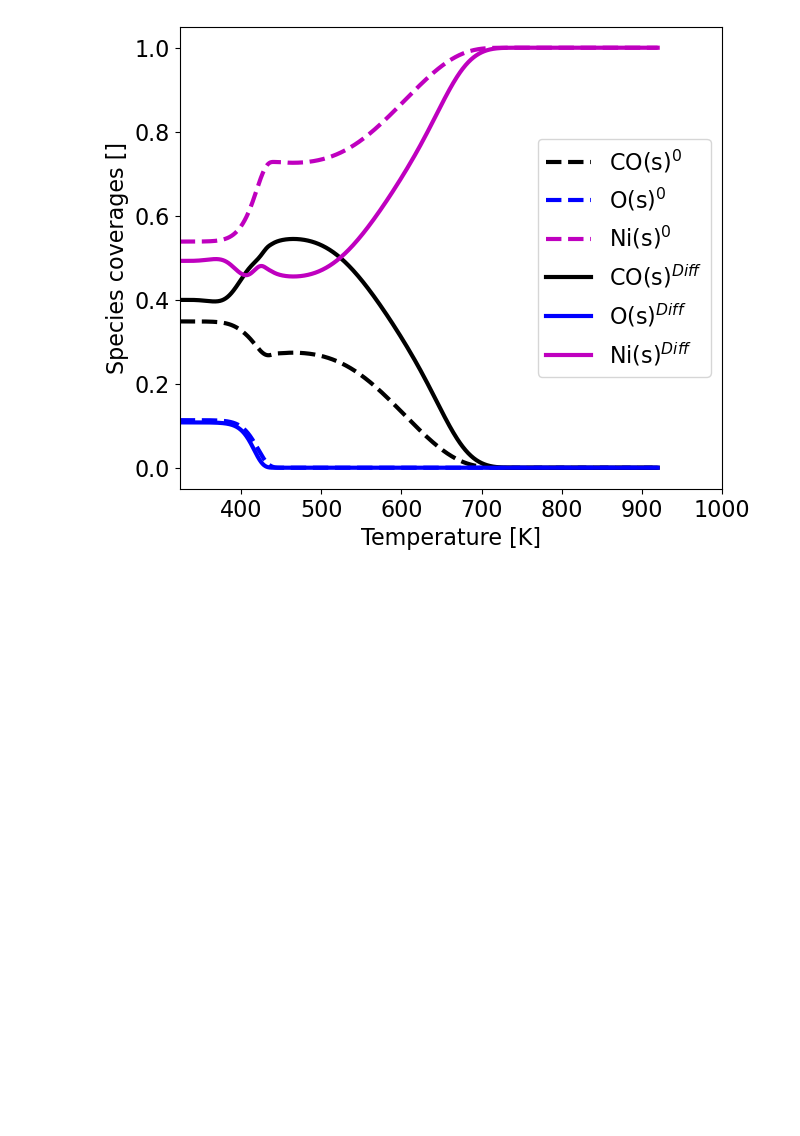
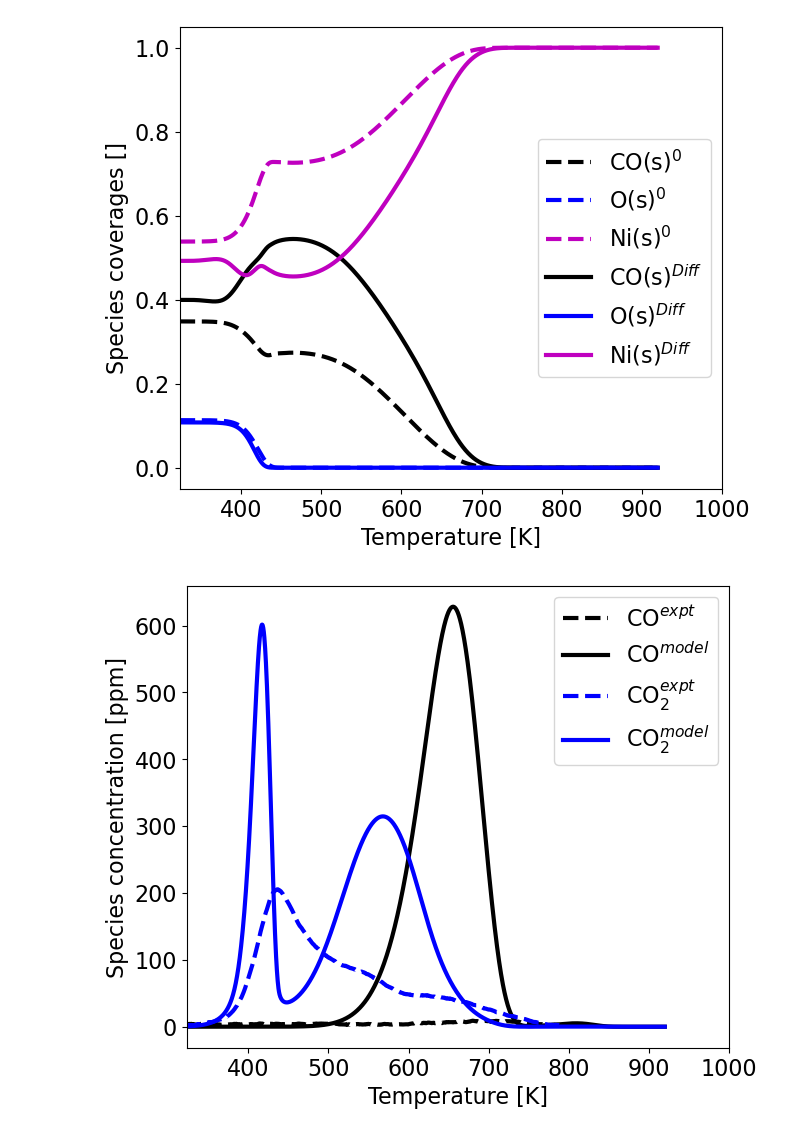
Before and after one commit to gkogekar/multifacet, a Jupyter notebook: surfaceDiffusion/TPD_CO2_allFacets.ipynb, the cells around one changed output. Saved outputs shown, nothing was run; the diff lists cells and outputs as text; code cells hidden in the pictures; blank space fills up the shorter version.

Commit message:
Adding code for comparison with experimental data

```diff
--- a/surfaceDiffusion/TPD_CO2_allFacets.ipynb
+++ b/surfaceDiffusion/TPD_CO2_allFacets.ipynb
@@ -241,3 +241,33 @@ plot_surfSpecies(sol0, sol1, sol0.surf_fracs111, sol1.surf_fracs111, 'surf_cover
 [figure]
 [figure]
 [figure]
+# %%
+# Comparison with the experimental data
+import pandas as pd
+filename = 'C:/Users/gkoge/Jupyter notebooks/multifacet/manuscript/TPD_experiments.csv'
+#print(filename)
+data = pd.read_csv(filename).values
+T_expt = data[:,0] + 273.15
+co2_expt = data[:,1]
+co_expt = data[:,2]
+# %%
+# Plot
+plt.rcParams['figure.figsize']=(7,6)
+gs = gridspec.GridSpec(1, 1)
+plt.rcParams.update({'font.size': 16})
+gs.update(wspace = 0.4)
+ax0 = plt.subplot(gs[0])
+idx = 5410
+ax0.plot(T_expt, 1e4*co_expt, label='CO$^{expt}$',color='k', linestyle='dashed', linewidth=3)
+ax0.plot(sol1.Ti[idx:], 1e6*sol1.gas_mole_fracs[sol1.i_co,idx:], label='CO$^{model}$',color='k', linewidth=3)
+ax0.plot(T_expt, 1e4*co2_expt, label='CO$_2^{expt}$',color='b', linestyle='dashed', linewidth=3)
+ax0.plot(sol1.Ti[idx:], 1e6*sol1.gas_mole_fracs[sol1.i_co2,idx:], label='CO$_2^{model}$',color='b', linewidth=3)
+ax0.set_xlabel('Temperature [K]')
+ax0.set_xlim([323, 1000])
+#ax0.set_ylim([0, 1200])
+ax0.set_ylabel('Species concentration [ppm]')
+ax0.legend()
+plt.savefig('gasPhase_expt.png', dpi=300)
+plt.show()
+# %% [output]
+[figure, added]
```
Also changed, not shown: parts of 2 cells of this notebook.
